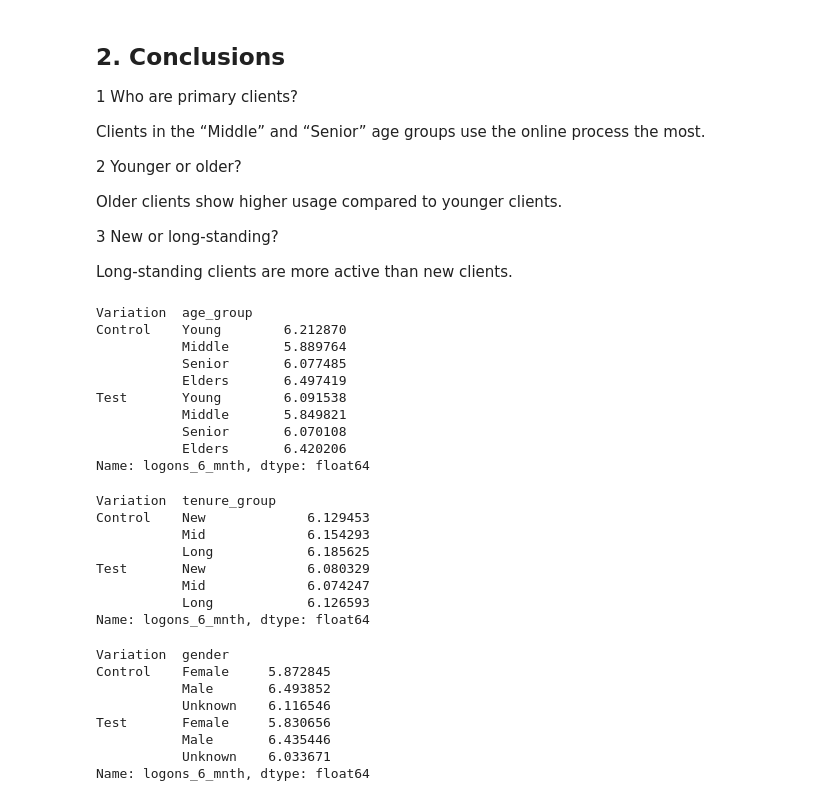
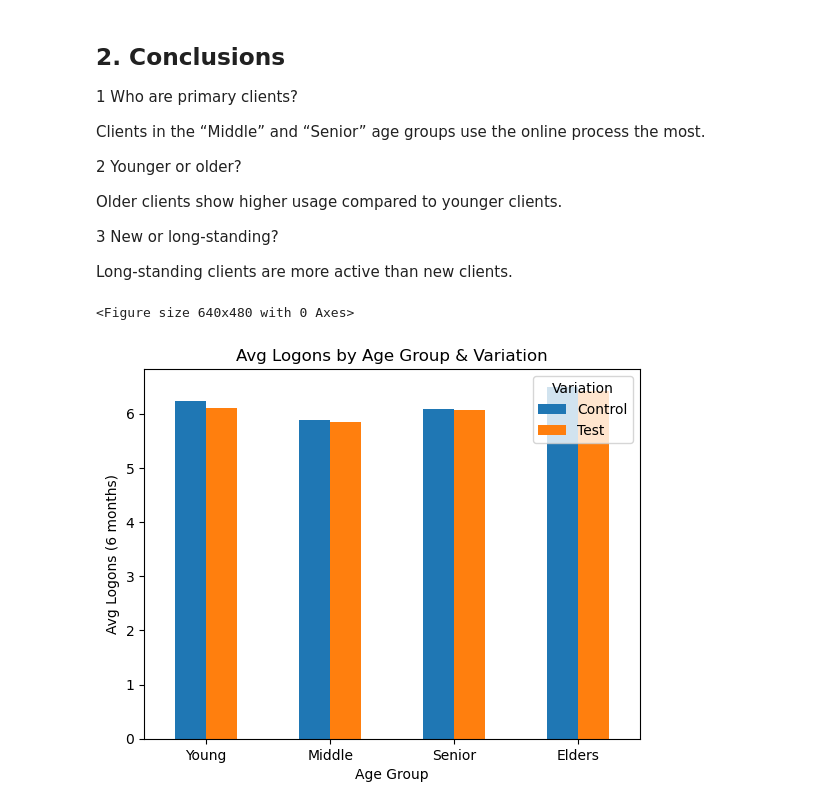
Before and after one commit to mhananem/vanguard_abtest_project, a Jupyter notebook: Client_behavior_analysis.ipynb, the cells around one changed output. Cells and saved outputs as stored; diff of their text form; code cells hidden in the pictures.

```diff
--- a/Client_behavior_analysis.ipynb
+++ b/Client_behavior_analysis.ipynb
@@ -228,38 +264,18 @@ People having higher balance login more as compared to other users.
 3 New or long-standing?
 
 Long-standing clients are more active than new clients.
-# %%
-df.groupby(['Variation', 'age_group'])['logons_6_mnth'].mean()
-# %% [output]
-Variation  age_group
-Control    Young        6.212870
-           Middle       5.889764
-           Senior       6.077485
-           Elders       6.497419
-Test       Young        6.091538
-           Middle       5.849821
-           Senior       6.070108
-           Elders       6.420206
-Name: logons_6_mnth, dtype: float64
-# %%
-df.groupby(['Variation', 'tenure_group'])['logons_6_mnth'].mean()
-# %% [output]
-Variation  tenure_group
-Control    New             6.129453
-           Mid             6.154293
-           Long            6.185625
-Test       New             6.080329
-           Mid             6.074247
-           Long            6.126593
-Name: logons_6_mnth, dtype: float64
-# %%
-df.groupby(['Variation', 'gender'])['logons_6_mnth'].mean()
-# %% [output]
-Variation  gender
-Control    Female     5.872845
-           Male       6.493852
-           Unknown    6.116546
-Test       Female     5.830656
-           Male       6.435446
-           Unknown    6.033671
-Name: logons_6_mnth, dtype: float64
+# %%
+import matplotlib.pyplot as plt
+
+pivot_age = df.groupby(['age_group', 'Variation'])['logons_6_mnth'].mean().unstack()
+
+plt.figure()
+pivot_age.plot(kind='bar')
+plt.title('Avg Logons by Age Group & Variation')
+plt.xlabel('Age Group')
+plt.ylabel('Avg Logons (6 months)')
+plt.xticks(rotation=0)
+plt.show()
+# %% [output]
+<Figure size 640x480 with 0 Axes>
+[figure, added]
```
Also changed, not shown: parts of 34 cells of this notebook, 2 other files.
